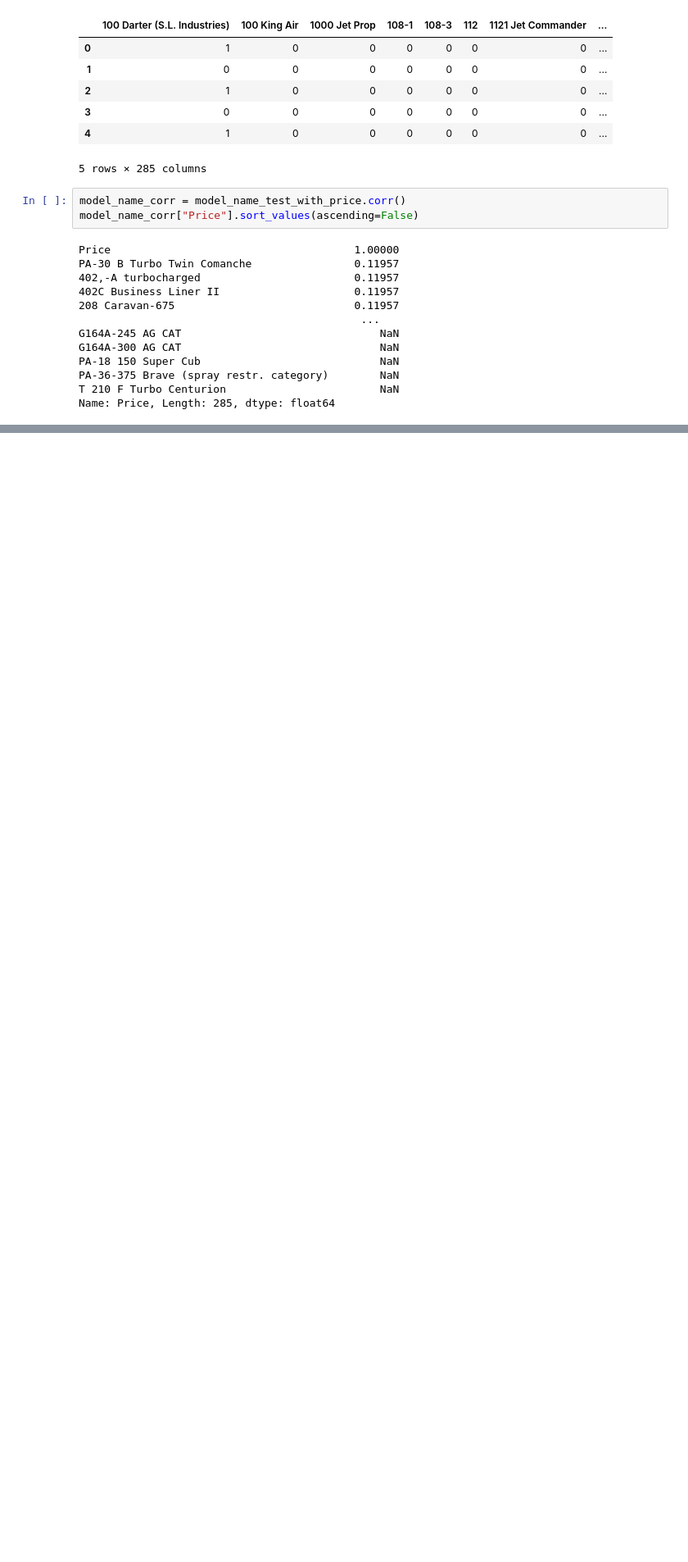
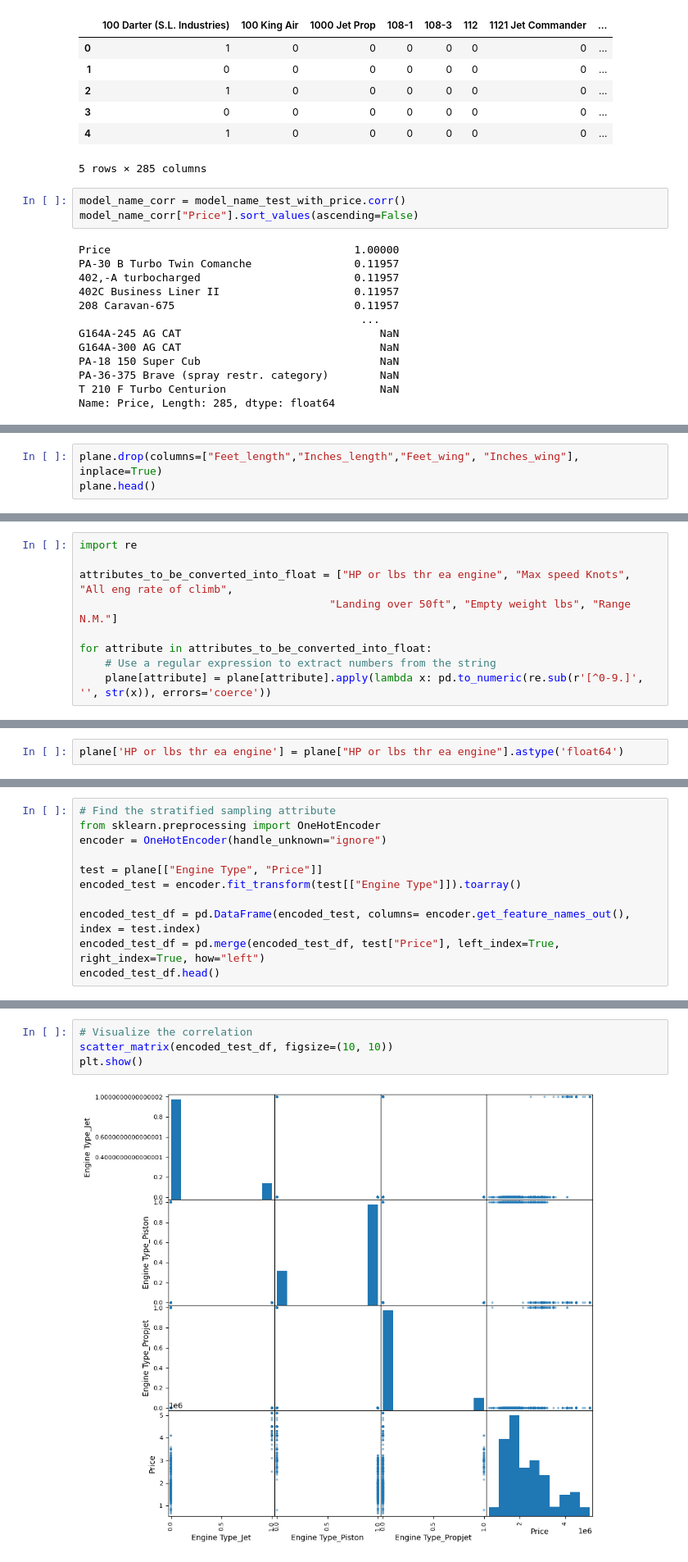
Before and after one commit to mirzaaa101/Airplane-Price-Prediction-Using-Regression-Techniques, a Jupyter notebook: Airplane-Price-Prediction.ipynb, the cells around one changed output, grey strips where cells are left out. Shown: that part at 82% size. Cells and saved outputs as stored; diff of their text form; blank space fills up the shorter version.

```diff
--- a/Airplane-Price-Prediction.ipynb
+++ b/Airplane-Price-Prediction.ipynb
@@ -210,0 +331,3 @@ Name: Price, Length: 285, dtype: float64
+# %%
+plane.drop(columns=["Feet_length","Inches_length","Feet_wing", "Inches_wing"], inplace=True)
+plane.head()
@@ -210,0 +345,9 @@ Name: Price, Length: 285, dtype: float64
+# %%
+import re
+
+attributes_to_be_converted_into_float = ["HP or lbs thr ea engine", "Max speed Knots", "All eng rate of climb",
+                                       "Landing over 50ft", "Empty weight lbs", "Range N.M."]
+
+for attribute in attributes_to_be_converted_into_float:
+    # Use a regular expression to extract numbers from the string
+    plane[attribute] = plane[attribute].apply(lambda x: pd.to_numeric(re.sub(r'[^0-9.]', '', str(x)), errors='coerce'))
@@ -210,0 +401,2 @@ Name: Price, Length: 285, dtype: float64
+# %%
+plane['HP or lbs thr ea engine'] = plane["HP or lbs thr ea engine"].astype('float64')
@@ -210,0 +405,11 @@ Name: Price, Length: 285, dtype: float64
+# %%
+# Find the stratified sampling attribute
+from sklearn.preprocessing import OneHotEncoder
+encoder = OneHotEncoder(handle_unknown="ignore")
+
+test = plane[["Engine Type", "Price"]]
+encoded_test = encoder.fit_transform(test[["Engine Type"]]).toarray()
+
+encoded_test_df = pd.DataFrame(encoded_test, columns= encoder.get_feature_names_out(), index = test.index)
+encoded_test_df = pd.merge(encoded_test_df, test["Price"], left_index=True, right_index=True, how="left")
+encoded_test_df.head()
@@ -210,0 +431,6 @@ Name: Price, Length: 285, dtype: float64
+# %%
+# Visualize the correlation
+scatter_matrix(encoded_test_df, figsize=(10, 10))
+plt.show()
+# %% [output]
+[figure, added]
```
Also changed, not shown: parts of 31 cells of this notebook.
